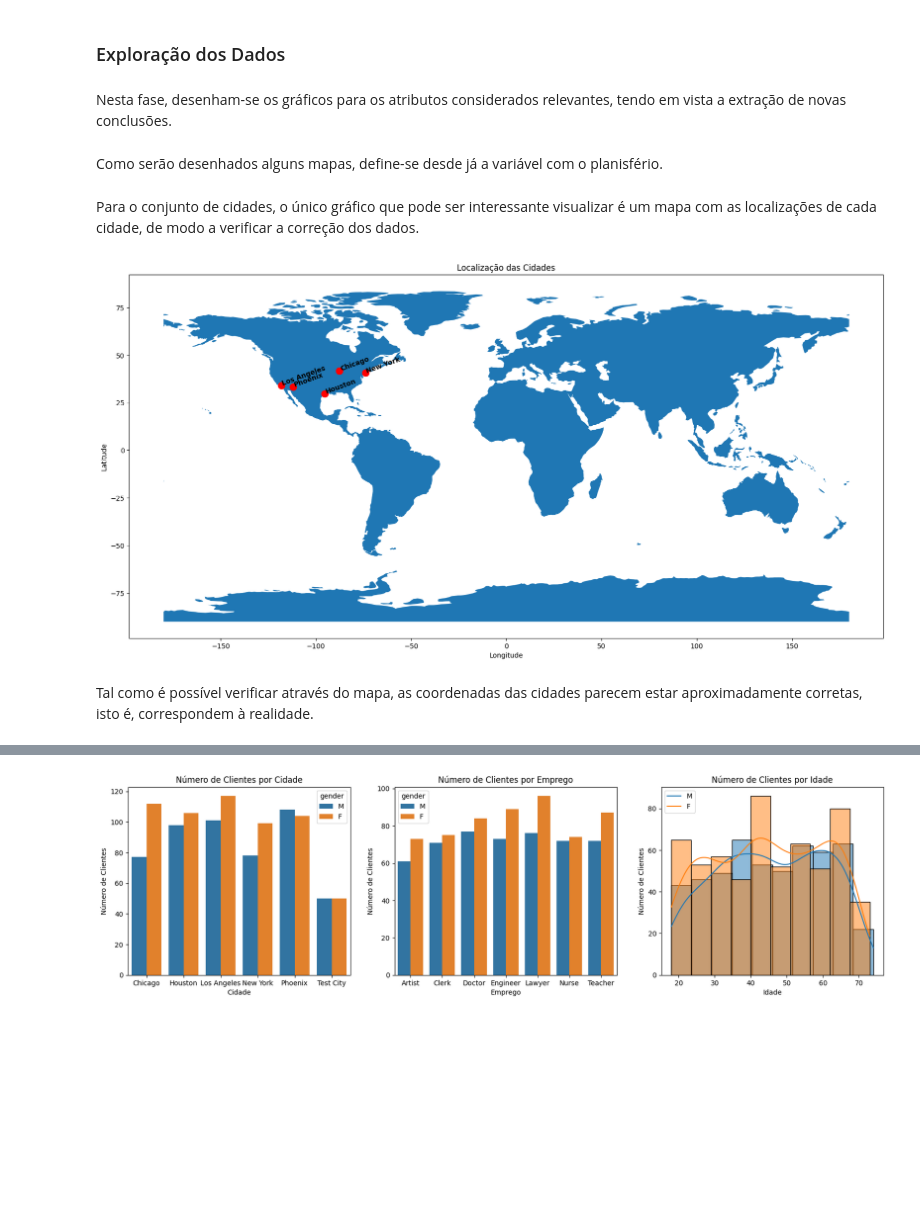
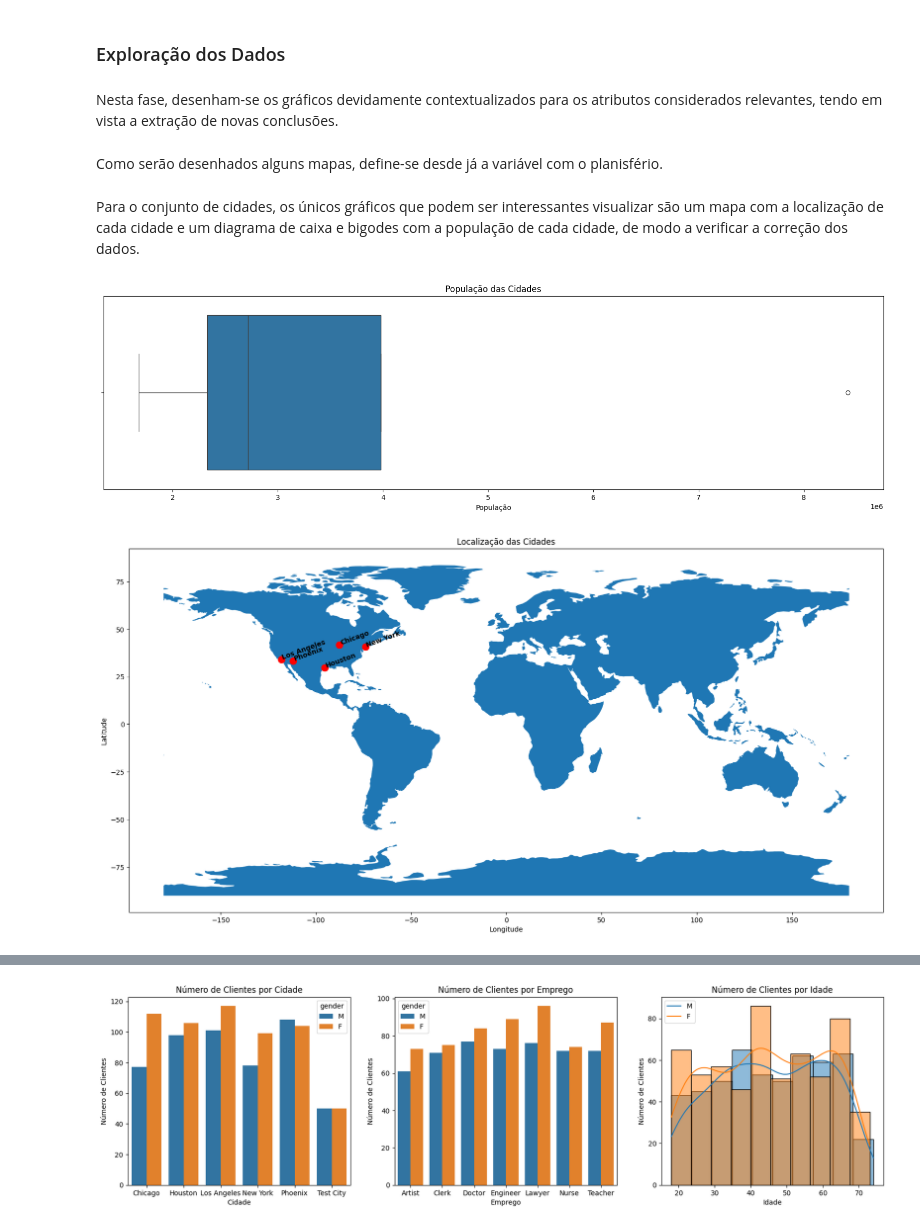
Before and after one commit to manelneto/fraud, a Jupyter notebook: task1.ipynb, the cells around one changed output, grey strips where cells are left out. Cells and saved outputs as stored; diff of their text form; code cells hidden in the pictures; blank space fills up the shorter version.

```diff
--- a/task1.ipynb
+++ b/task1.ipynb
@@ -313,7 +438,7 @@ Assim, é possível concluir que:
 # %% [markdown]
 ### Exploração dos Dados
 # %% [markdown]
-Nesta fase, desenham-se os gráficos para os atributos considerados relevantes, tendo em vista a extração de novas conclusões.
+Nesta fase, desenham-se os gráficos devidamente contextualizados para os atributos considerados relevantes, tendo em vista a extração de novas conclusões.
 # %%
 def contextualize(title, xlabel, ylabel):
     plt.title(title)
@@ -324,20 +449,24 @@ Como serão desenhados alguns mapas, define-se desde já a variável com o plani
 # %%
 world = gpd.read_file(geodatasets.data.naturalearth.land['url'])
 # %% [markdown]
-Para o conjunto de cidades, o único gráfico que pode ser interessante visualizar é um mapa com as localizações de cada cidade, de modo a verificar a correção dos dados.
+Para o conjunto de cidades, os únicos gráficos que podem ser interessantes visualizar são um mapa com a localização de cada cidade e um diagrama de caixa e bigodes com a população de cada cidade, de modo a verificar a correção dos dados.
 # %%
+plt.figure(figsize = (20, 5))
+
+sb.boxplot(x = cities['city_pop'])
+contextualize('População das Cidades', 'População', '')
+
 geometry = [Point(coordinates) for coordinates in zip(cities['long'], cities['lat'])]
 gdf = GeoDataFrame(cities, geometry = geometry)
 
 ax = world.plot(figsize = (20, 10))
 ax.set_title('Localização das Cidades')
 ax.set_xlabel('Longitude')
 ax.set_ylabel('Latitude')
 
 gdf.plot(ax = ax, color = 'red', markersize = 100)
 for x, y, label in zip(gdf.geometry.x, gdf.geometry.y, gdf['city']):
     ax.text(x, y, label, fontweight = 'bold', rotation = 20)
 # %% [output]
-[figure, old version]
+[figure, new version]
+[figure, added]
-# %% [markdown]
-Tal como é possível verificar através do mapa, as coordenadas das cidades parecem estar aproximadamente corretas, isto é, correspondem à realidade.
```
Also changed, not shown: parts of 189 cells of this notebook, 3 other files.
